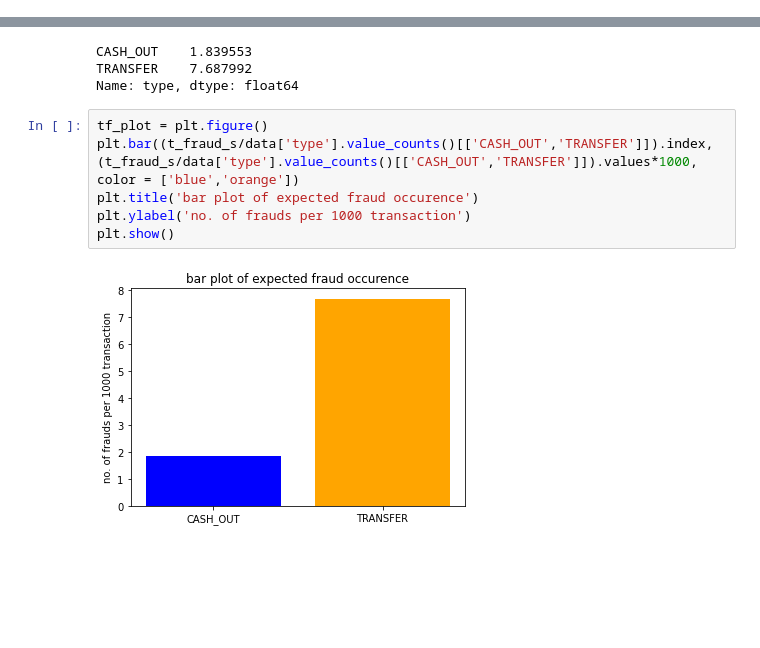
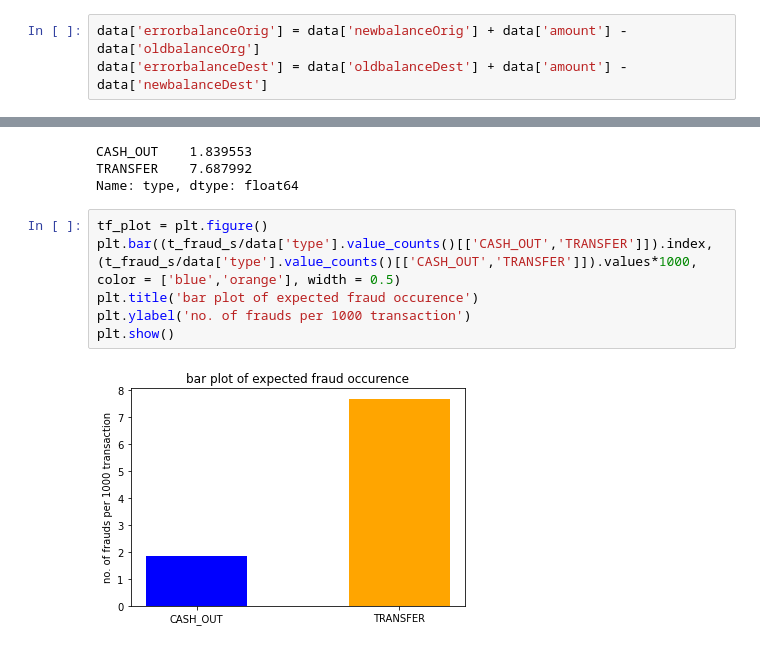
Before and after one commit to sulaiman01/INSAID-fraudulent_transactions_prediction, a Jupyter notebook: prediction_model.ipynb, the cells around one changed output, grey strips where cells are left out. Cells and saved outputs as stored; diff of their text form; blank space fills up the shorter version.

```diff
--- a/prediction_model.ipynb
+++ b/prediction_model.ipynb
@@ -135,3 +140,6 @@ Name: type, dtype: int64
+# %%
+data['errorbalanceOrig'] = data['newbalanceOrig'] + data['amount'] - data['oldbalanceOrg']
+data['errorbalanceDest'] = data['oldbalanceDest'] + data['amount'] - data['newbalanceDest']
 # %% [markdown]
 # Data Analysis and Visualization
 # %%
@@ -233,9 +225,9 @@ TRANSFER    7.687992
 Name: type, dtype: float64
 # %%
 tf_plot = plt.figure()
-plt.bar((t_fraud_s/data['type'].value_counts()[['CASH_OUT','TRANSFER']]).index,(t_fraud_s/data['type'].value_counts()[['CASH_OUT','TRANSFER']]).values*1000, color = ['blue','orange'])
+plt.bar((t_fraud_s/data['type'].value_counts()[['CASH_OUT','TRANSFER']]).index,(t_fraud_s/data['type'].value_counts()[['CASH_OUT','TRANSFER']]).values*1000, color = ['blue','orange'], width = 0.5)
 plt.title('bar plot of expected fraud occurence')
 plt.ylabel('no. of frauds per 1000 transaction')
 plt.show()
 # %% [output]
-[figure, old version]
+[figure, new version]
```
Also changed, not shown: parts of 21 cells of this notebook.
